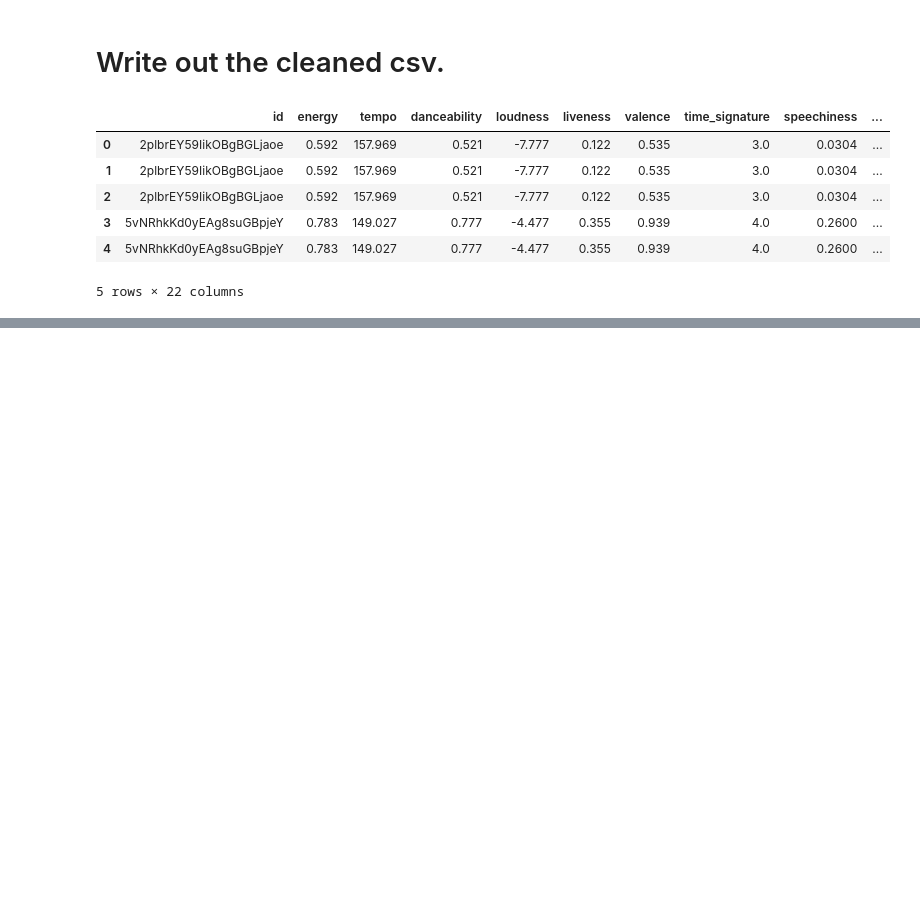
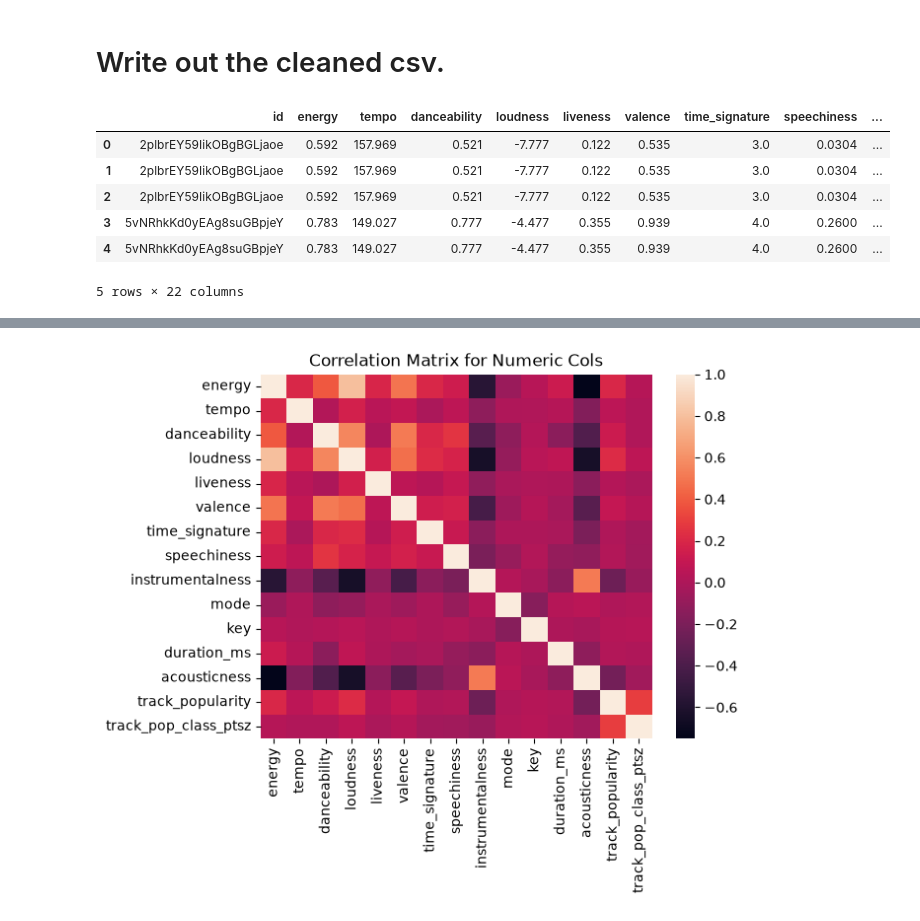
Before and after one commit to tylergarf/CU_STAT5000_Final_Proj, a Jupyter notebook: data_cleaning.ipynb, the cells around one changed output, grey strips where cells are left out. Drawn from its saved outputs; the diff is of its cells as text; code cells hidden in the pictures; blank space fills up the shorter version.

```diff
--- a/data_cleaning.ipynb
+++ b/data_cleaning.ipynb
@@ -154,0 +170,20 @@ plt.show()
+# %%
+def get_track_pop_class(x):
+    if x < 43:
+        return 'low'
+    if x < 86:
+        return 'medium'
+    else:
+        return 'high'
+
+def amplify_high_pop(x):
+    if x == 'high':
+        return(10)
+    else:
+        return(3)
+
+
+
+spotify_tracks['track_pop_class'] = spotify_tracks['track_popularity'].apply(get_track_pop_class)
+spotify_tracks['track_pop_class_ptsz'] = spotify_tracks['track_pop_class'].apply(amplify_high_pop)
+spotify_tracks['track_pop_class']
@@ -154,0 +203,8 @@ plt.show()
+# %%
+corr_df = spotify_tracks.corr(method='pearson',numeric_only=True)
+
+sns.heatmap(data=corr_df)
+plt.title("Correlation Matrix for Numeric Cols")
+plt.show()
+# %% [output]
+[figure, added]
```
Also changed, not shown: parts of 8 cells of this notebook, 1 other file.
